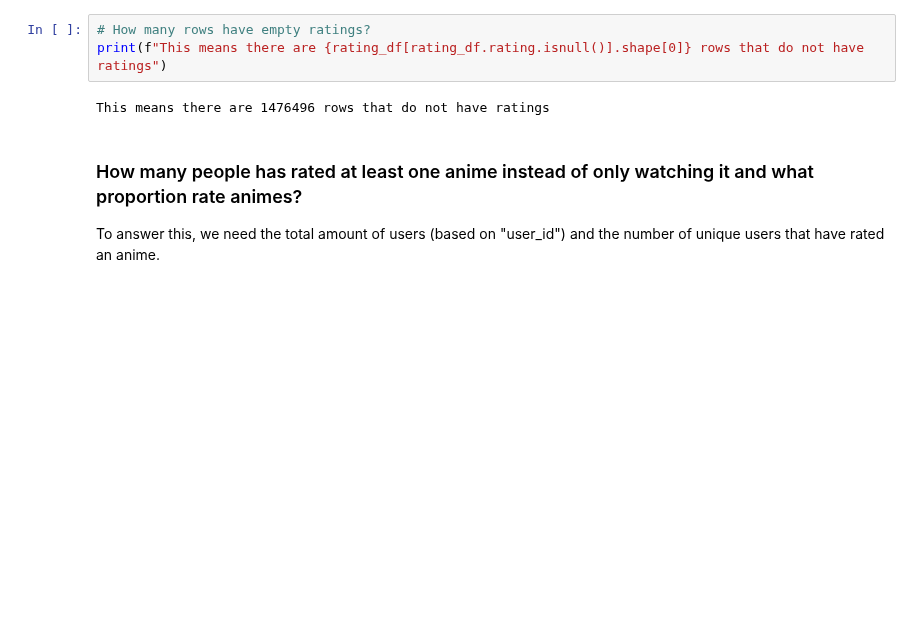
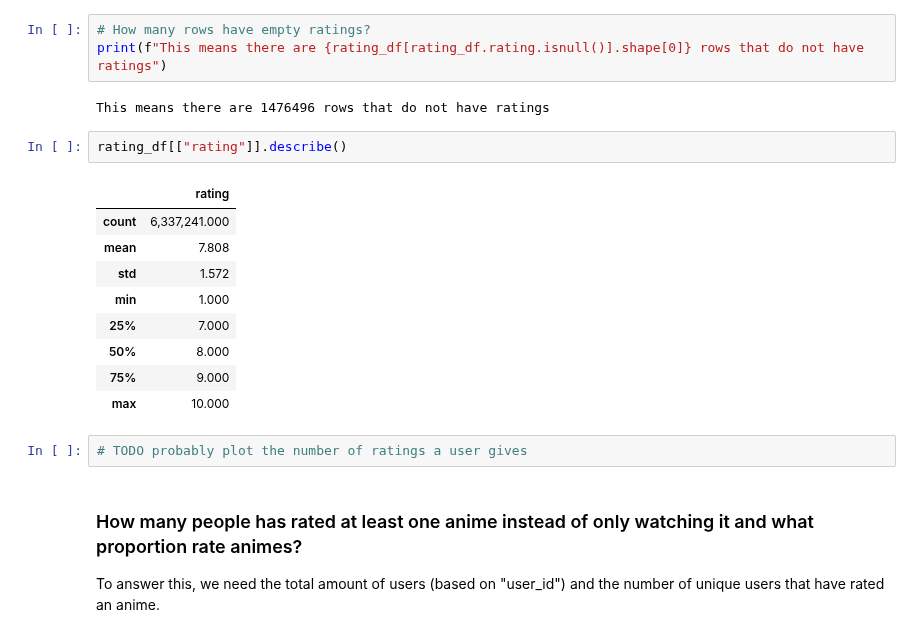
Before and after one commit to Zenoix/Anime-Recommendations, a Jupyter notebook: Exploratory Data Analysis.ipynb, the cells around one changed output. Saved outputs shown, nothing was run; the diff lists cells and outputs as text; blank space fills up the shorter version.

Commit message:
Summary statistics on rating data

```diff
--- a/Exploratory Data Analysis.ipynb
+++ b/Exploratory Data Analysis.ipynb
@@ -267,6 +267,20 @@ There are 6337241 rows that have ratings
 print(f"This means there are {rating_df[rating_df.rating.isnull()].shape[0]} rows that do not have ratings")
 # %% [output]
 This means there are 1476496 rows that do not have ratings
+# %%
+rating_df[["rating"]].describe()
+# %% [output]
+|  | rating |
+| count | 6,337,241.000 |
+| mean | 7.808 |
+| std | 1.572 |
+| min | 1.000 |
+| 25% | 7.000 |
+| 50% | 8.000 |
+| 75% | 9.000 |
+| max | 10.000 |
+# %%
+# TODO probably plot the number of ratings a user gives
 # %% [markdown]
 ### How many people has rated at least one anime instead of only watching it and what proportion rate animes?
 To answer this, we need the total amount of users (based on "user_id") and the number of unique users that have rated an anime.
```
Also changed, not shown: parts of 1 cell of this notebook.
